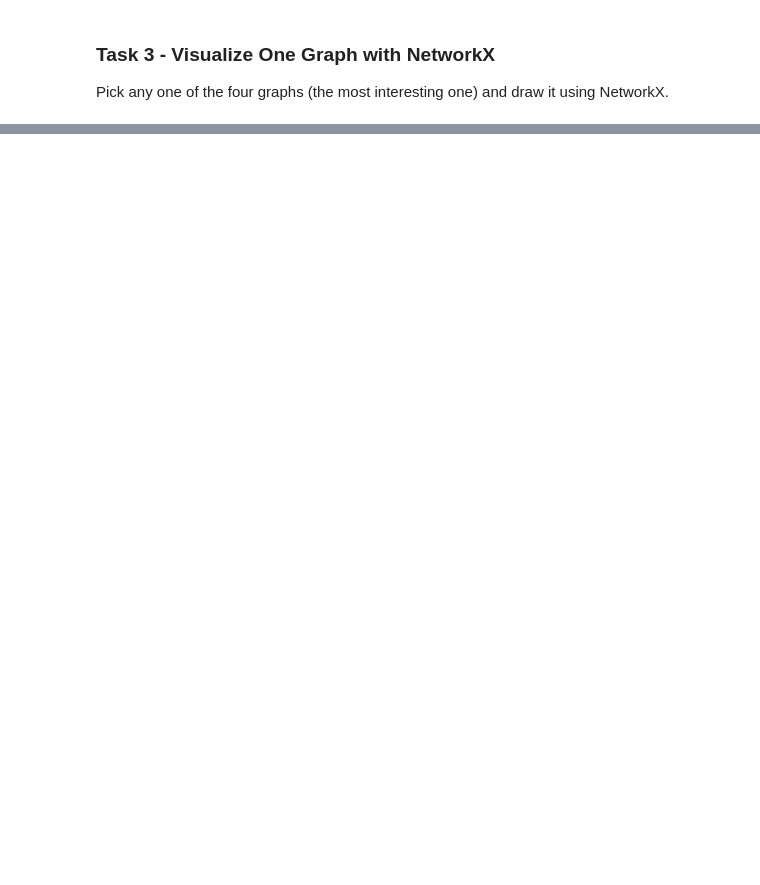
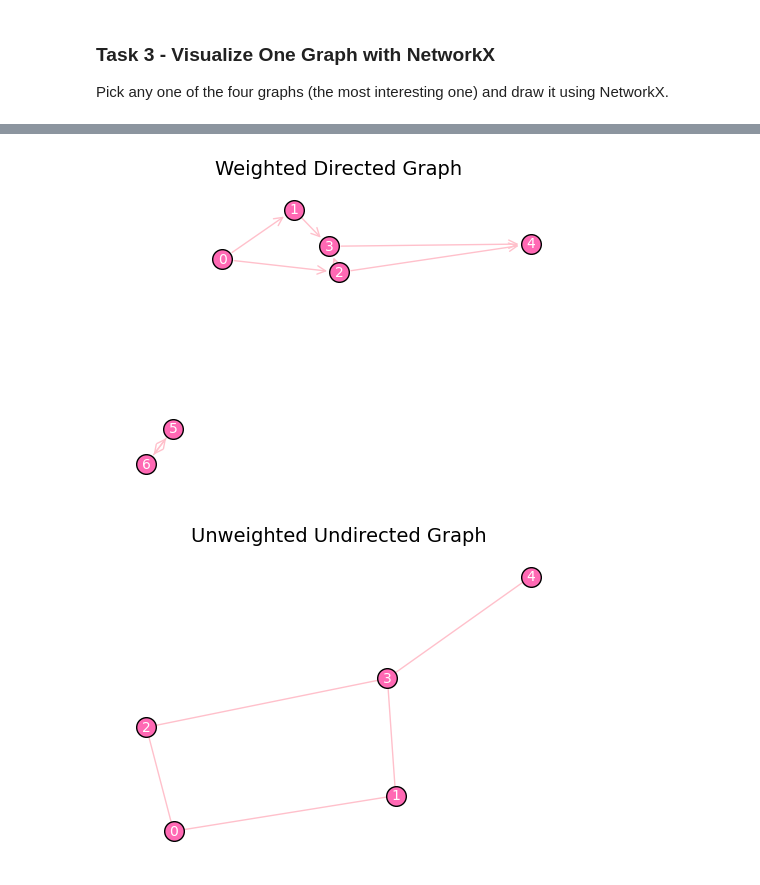
Before and after one commit to veraterenteva/graph-tasks, a Jupyter notebook: tasks.ipynb, the cells around one changed output, grey strips where cells are left out. Cells and saved outputs as stored; diff of their text form; code cells hidden in the pictures; blank space fills up the shorter version.

Commit message:
Add tasks (bfs, dfs, components) and graph representations implementations

```diff
--- a/tasks.ipynb
+++ b/tasks.ipynb
@@ -33,0 +193,39 @@ Pick any one of the four graphs (the most interesting one) and draw it using Net
+# %%
+weighted_edges = [
+    (0, 1, 2.5),
+    (0, 2, 1.0),
+    (1, 3, 3.5),
+    (2, 3, 2.0),
+    (3, 4, 4.5),
+    (6, 5, 2.0),
+    (5, 6, 4.0),
+    (2, 4, 3.0)
+]
+weighted_directed = GraphFactory.from_edges(vertices=7, edges=weighted_edges, directed=True)
+# %%
+def visualize_graph(graph, title="Graph Visualization"):
+    adj = graph.get_adjacency_list()
+    G = nx.DiGraph() if graph.directed else nx.Graph()
+
+    # Add edges
+    for u, neighbors in adj.items():
+        for v, _ in neighbors:
+            G.add_edge(u, v)
+
+    pos = nx.spring_layout(G, seed=42)  # fixed layout for consistency
+    plt.figure(figsize=(6, 4))
+    nx.draw_networkx_nodes(G, pos, node_color="hotpink", node_size=200, edgecolors="black")
+    nx.draw_networkx_labels(G, pos, font_size=10, font_color="white")
+    if graph.directed:
+        nx.draw_networkx_edges(G, pos, arrowstyle="->", arrowsize=15, edge_color="pink")
+    else:
+        nx.draw_networkx_edges(G, pos, edge_color="pink")
+    plt.title(title, fontsize=14)
+    plt.axis("off")
+    plt.show()
+# %%
+visualize_graph(weighted_directed, "Weighted Directed Graph")
+visualize_graph(unweighted_undirected, "Unweighted Undirected Graph") # Yes, that is Ursa Major
+# %% [output]
+[figure, added]
+[figure, added]
```
Also changed, not shown: parts of 17 cells of this notebook, 4 other files.
